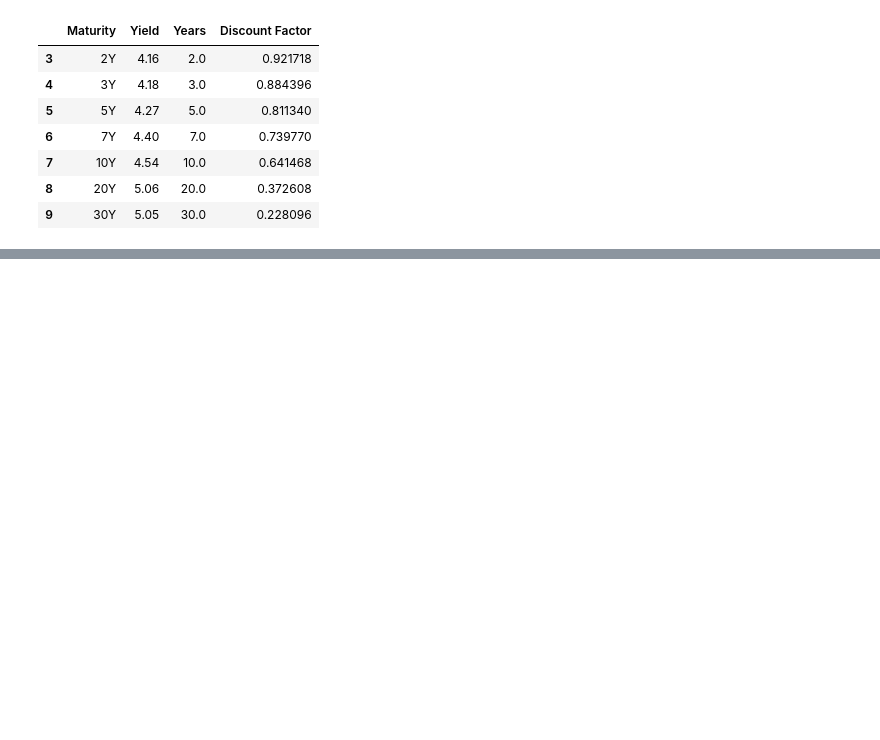
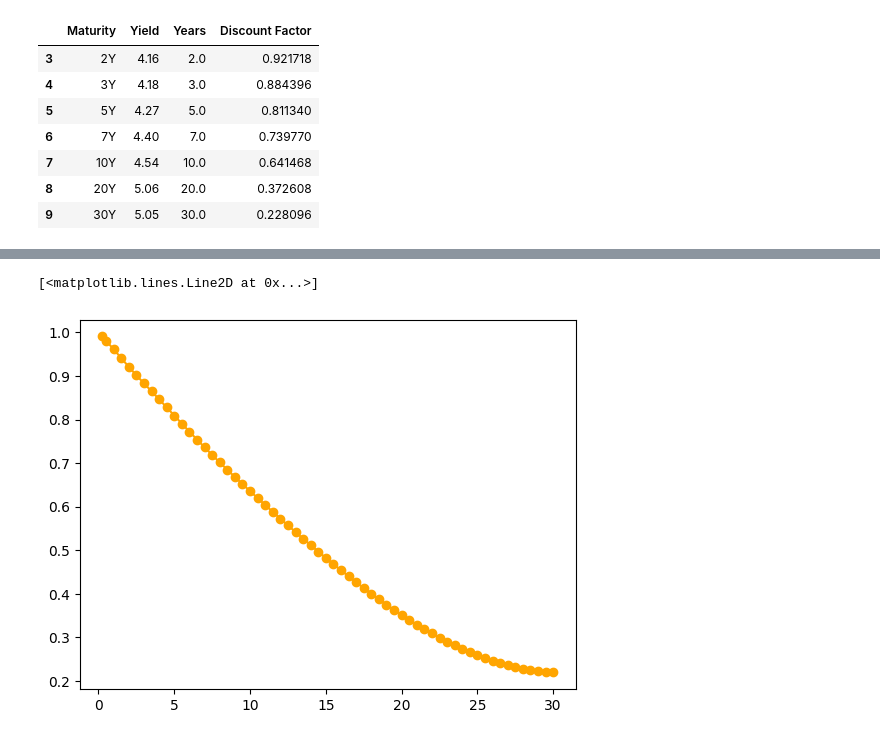
Before and after one commit to gy623/Interest-Rate-Curve-Bootstrapping-and-Stress-Testing, a Jupyter notebook: notebooks/02_bootstrap_zero_curve.ipynb, the cells around one changed output, grey strips where cells are left out. Drawn from its saved outputs; the diff is of its cells as text; code cells hidden in the pictures; blank space fills up the shorter version.

```diff
--- a/notebooks/02_bootstrap_zero_curve.ipynb
+++ b/notebooks/02_bootstrap_zero_curve.ipynb
@@ -48,6 +48,8 @@ bills = curve[curve["Years"] <= 1].copy() # Bills have maturity <= 1Y
 
 notes = curve[curve["Years"] > 1].copy() # Notes have maturity > 1Y
 
+price = 100 # Assumed
+
 display(bills)
 
 display(notes)
@@ -91,0 +91,25 @@ bootstrap
+# %%
+# Bootstrap notes
+for _, row in interp.iterrows():
+    T = row["Years"]
+
+    if T <= 1:
+        continue
+
+    coupon = row["Yield"] * price / 100 / 2 # Semi-annual coupon
+
+    coupon_dates = np.arange(0.5, T, 0.5) # Semi-annual coupon dates
+
+    pv = 0
+
+    for t in coupon_dates:
+        pv += coupon * bootstrap[t]
+
+    df = (price - pv) / (price + coupon) # Solve for discount factor
+
+    bootstrap[T] = df
+
+plt.plot(bootstrap.keys(), bootstrap.values(), marker='o', color='orange')
+# %% [output]
+[<matplotlib.lines.Line2D at 0x...>]
+[figure, added]
```
Also changed, not shown: parts of 9 cells of this notebook, 1 other file.
